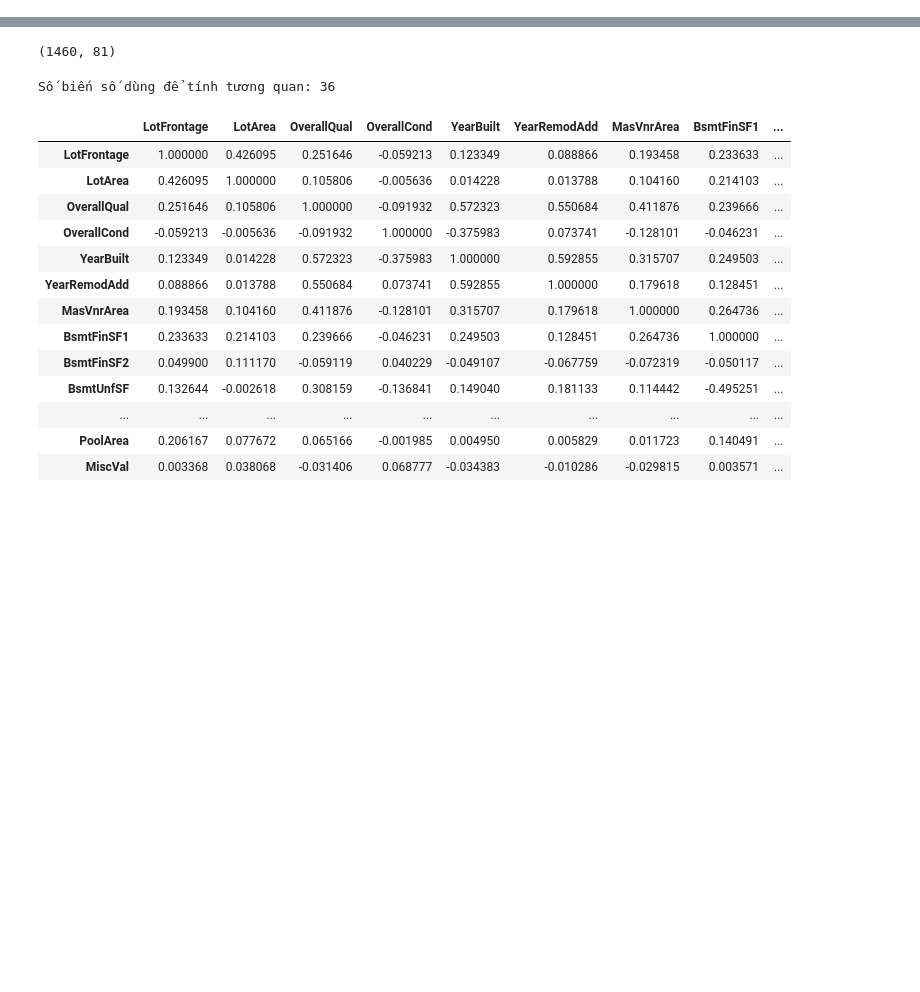
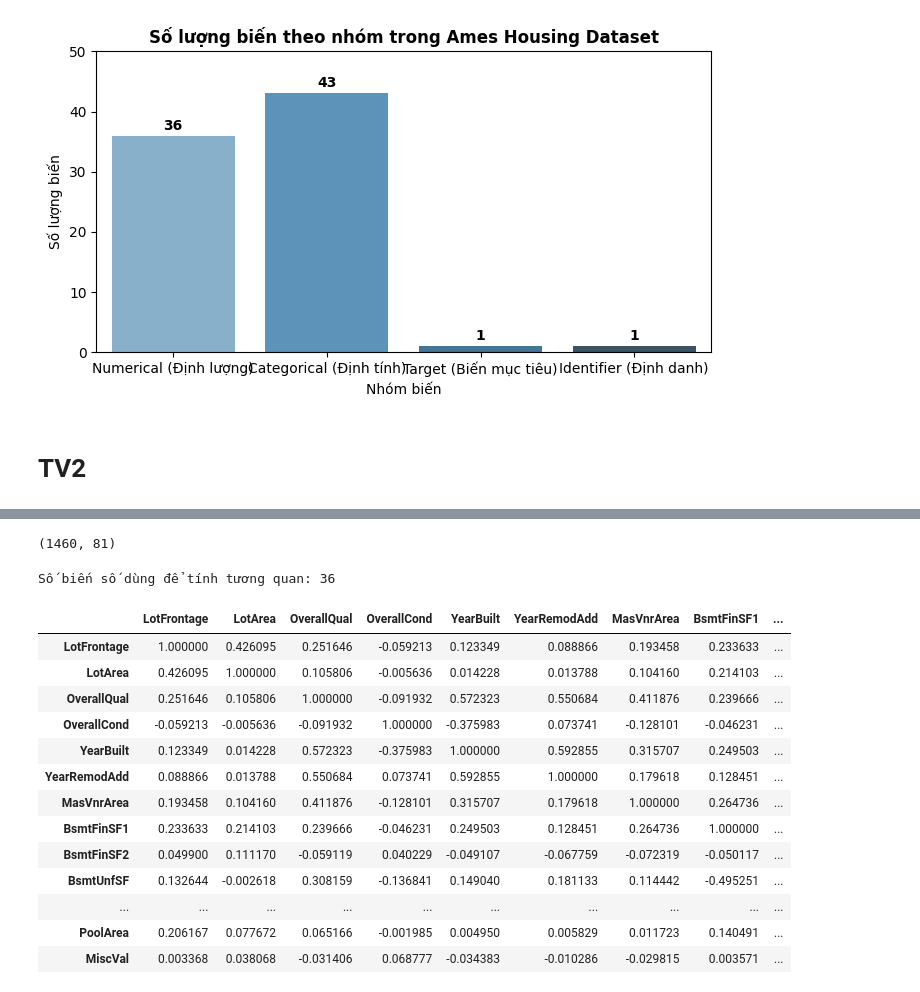
Before and after one commit to DangHau19/MLGroup, a Jupyter notebook: Tuan03/house-prices-2.ipynb, the cells around one changed output, grey strips where cells are left out. Saved outputs shown, nothing was run; the diff lists cells and outputs as text; code cells hidden in the pictures; blank space fills up the shorter version.

```diff
--- a/Tuan03/tv4.ipynb
+++ b/Tuan03/house-prices-2.ipynb
@@ -0,0 +3,9 @@
+# %%
+import numpy as np
+import pandas as pd
+import matplotlib.pyplot as plt
+import seaborn as sns
+
+# 1. Đọc bộ dữ liệu House Prices
+df = pd.read_csv("train.csv")
+df
@@ -0,0 +127,23 @@
+# %%
+plt.figure(figsize=(7, 4))
+
+sns.barplot(
+    x='Nhóm biến',
+    y='Số lượng',
+    data=summary_type_df,
+    hue='Nhóm biến',
+    palette='Blues_d',
+    legend=False
+)
+
+plt.title('Số lượng biến theo nhóm trong Ames Housing Dataset', fontsize=12, fontweight='bold')
+plt.ylabel('Số lượng biến')
+for index, value in enumerate(summary_type_df['Số lượng']):
+    plt.text(index, value + 1, str(value), ha='center', fontweight='bold')
+plt.ylim(0, 50)
+plt.tight_layout()
+plt.show()
+# %% [output]
+[figure, added]
+# %% [markdown]
+# **TV2**
```
Also changed, not shown: parts of 24 cells of this notebook, 2 other files.
